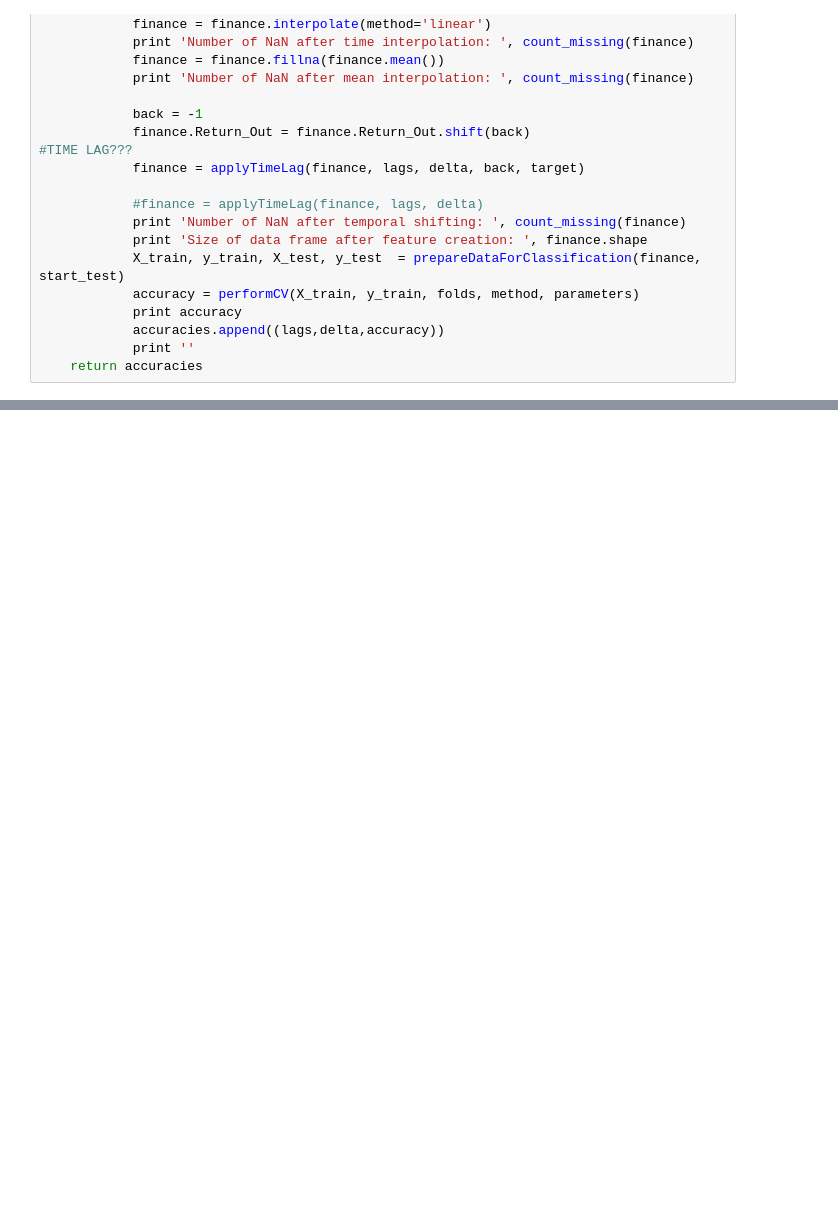
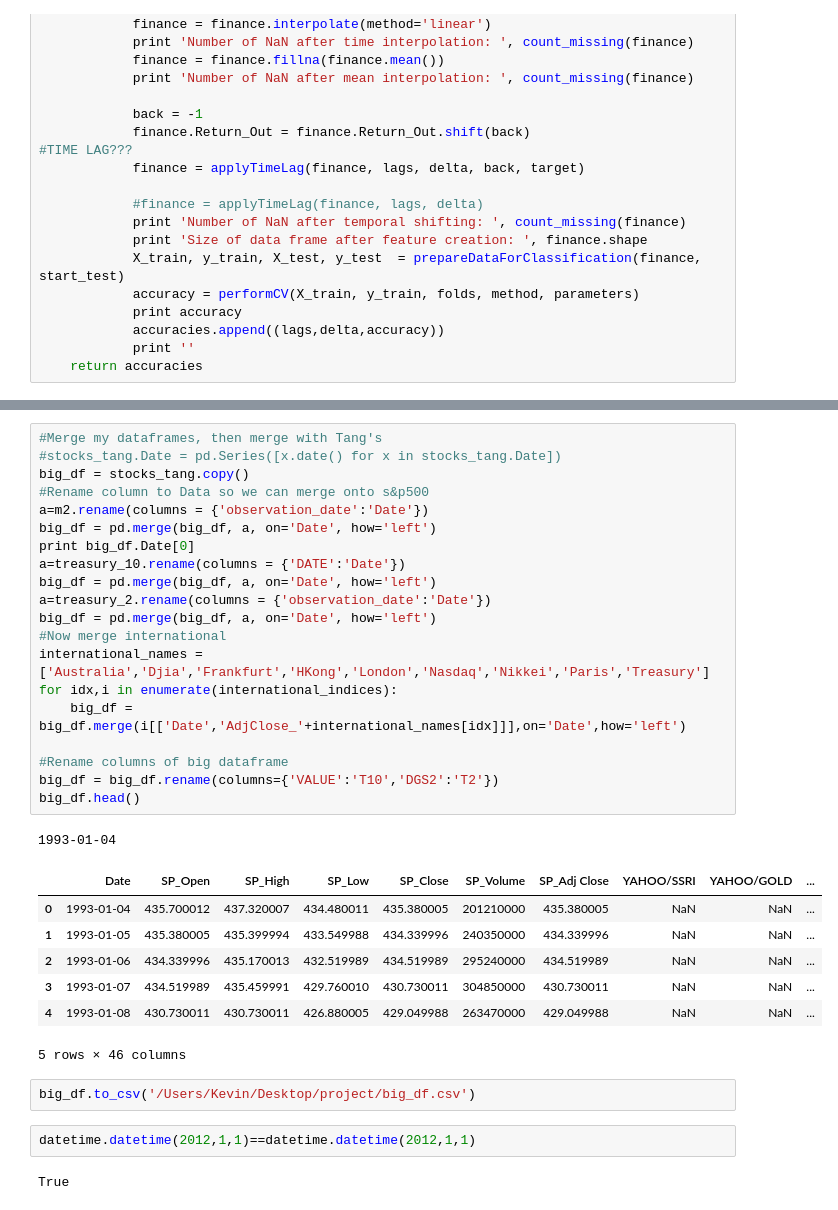
Before and after one commit to CS209-StockMarket/project, a Jupyter notebook: 109_Stock_Prediction.ipynb, the cells around one changed output, grey strips where cells are left out. Saved outputs shown, nothing was run; the diff lists cells and outputs as text; blank space fills up the shorter version.

```diff
--- a/109_Stock_Prediction.ipynb
+++ b/109_Stock_Prediction.ipynb
@@ -811,0 +862,35 @@ for maxdelta in range(3,12):
+# %%
+#Merge my dataframes, then merge with Tang's
+#stocks_tang.Date = pd.Series([x.date() for x in stocks_tang.Date])
+big_df = stocks_tang.copy()
+#Rename column to Data so we can merge onto s&p500
+a=m2.rename(columns = {'observation_date':'Date'})
+big_df = pd.merge(big_df, a, on='Date', how='left')
+print big_df.Date[0]
+a=treasury_10.rename(columns = {'DATE':'Date'})
+big_df = pd.merge(big_df, a, on='Date', how='left')
+a=treasury_2.rename(columns = {'observation_date':'Date'})
+big_df = pd.merge(big_df, a, on='Date', how='left')
+#Now merge international
+international_names = ['Australia','Djia','Frankfurt','HKong','London','Nasdaq','Nikkei','Paris','Treasury']
+for idx,i in enumerate(international_indices):
+    big_df = big_df.merge(i[['Date','AdjClose_'+international_names[idx]]],on='Date',how='left')
+
+#Rename columns of big dataframe
+big_df = big_df.rename(columns={'VALUE':'T10','DGS2':'T2'})
+big_df.head()
+# %% [output]
+1993-01-04
+|  | Date | SP_Open | SP_High | SP_Low | SP_Close | SP_Volume | SP_Adj Close | YAHOO/SSRI | YAHOO/GOLD | ... |
+| 0 | 1993-01-04 | 435.700012 | 437.320007 | 434.480011 | 435.380005 | 201210000 | 435.380005 | NaN | NaN | ... |
+| 1 | 1993-01-05 | 435.380005 | 435.399994 | 433.549988 | 434.339996 | 240350000 | 434.339996 | NaN | NaN | ... |
+| 2 | 1993-01-06 | 434.339996 | 435.170013 | 432.519989 | 434.519989 | 295240000 | 434.519989 | NaN | NaN | ... |
+| 3 | 1993-01-07 | 434.519989 | 435.459991 | 429.760010 | 430.730011 | 304850000 | 430.730011 | NaN | NaN | ... |
+| 4 | 1993-01-08 | 430.730011 | 430.730011 | 426.880005 | 429.049988 | 263470000 | 429.049988 | NaN | NaN | ... |
+5 rows × 46 columns
+# %%
+big_df.to_csv('/Users/Kevin/Desktop/project/big_df.csv')
+# %%
+datetime.datetime(2012,1,1)==datetime.datetime(2012,1,1)
+# %% [output]
+True
```
Also changed, not shown: parts of 17 cells of this notebook, 4 other files.
